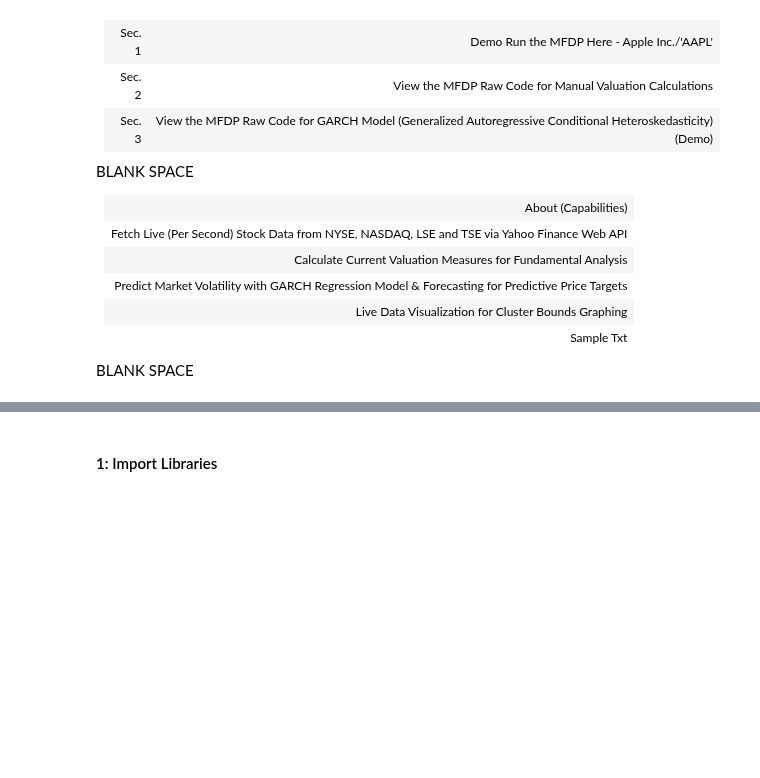
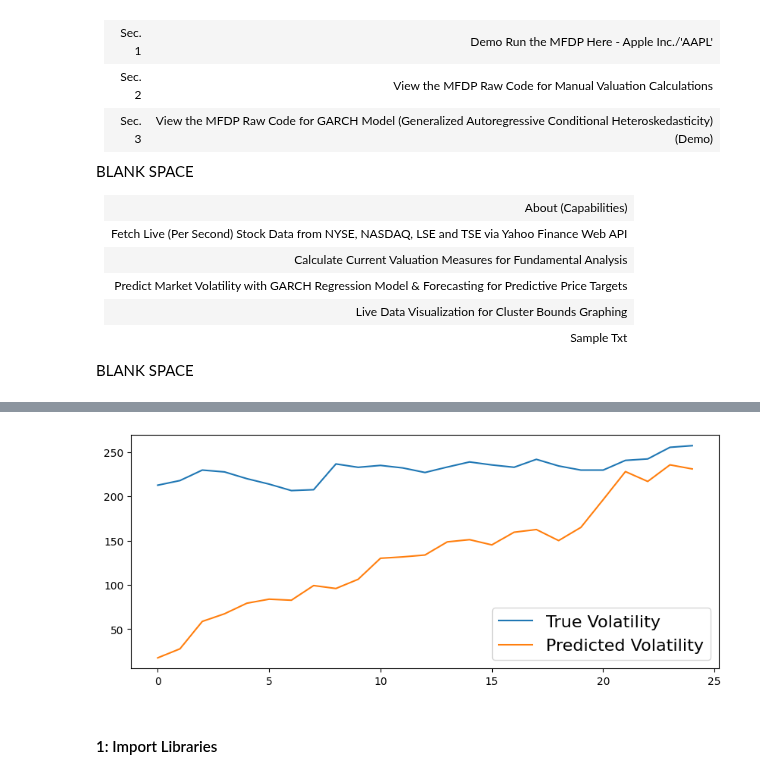
Before and after one commit to reidnclark/Multipurpose-Financial-Data-Processor-Feb-2024, a Jupyter notebook: finalmfdp.ipynb, the cells around one changed output, grey strips where cells are left out. Saved outputs shown, nothing was run; the diff lists cells and outputs as text; code cells hidden in the pictures; blank space fills up the shorter version.

```diff
--- a/finalmfdp.ipynb
+++ b/finalmfdp.ipynb
@@ -214,8 +105,32 @@ period_input = '6mo'
+# %%
+ticker_input = 'NVDA'
+period_input = '12mo'
 # %%
 # RAW CODE
 import ipywidgets as widgets
 from ipywidgets import interact, Button
 from IPython.display import display, HTML
+
+import requests
+from datetime import datetime, timedelta
+from decimal import Decimal
+import locale
+## Format values as $USD
+locale.setlocale(locale.LC_ALL, 'en_US.UTF-8')
+
+import math
+from arch import arch_model
+from statsmodels.graphics.tsaplots import plot_acf, plot_pacf
+import matplotlib.pyplot as plt
+
+import numpy as np
+import pandas as pd
+import pandas_datareader as web
+## Set no limit in number of rows / columns displayed for large datasets of stocks:
+pd.set_option('display.max_columns', None)
+pd.set_option('display.max_rows', None)
+
+import yfinance as yf
 
 def garch():
     # Part 2 - GARCH #
@@ -271,33 +186,12 @@ def garch():
     #true, = plt.plot(np_yf_cvals[:-test_size-i])
     #preds, = plt.plot(rolling_predictions)
 
-    #plt.figure(figsize=(10,4))
-    #true, = plt.plot((np_yf_cvals[:-test_size-i])[:len(rolling_predictions)])
-    #preds, = plt.plot(rolling_predictions)
-    #plt.legend(['True Volatility', 'Predicted Volatility'], fontsize=16)
+    plt.figure(figsize=(10,4))
+    true, = plt.plot((np_yf_cvals[:-test_size-i])[:len(rolling_predictions)])
+    preds, = plt.plot(rolling_predictions)
+    plt.legend(['True Volatility', 'Predicted Volatility'], fontsize=16)
 
 def start_function():
-
-    import requests
-    from datetime import datetime, timedelta
-    from decimal import Decimal
-    import locale
-    ## Format values as $USD
-    locale.setlocale(locale.LC_ALL, 'en_US.UTF-8')
-
-    import math
-    from arch import arch_model
-    from statsmodels.graphics.tsaplots import plot_acf, plot_pacf
-    import matplotlib.pyplot as plt
-
-    import numpy as np
-    import pandas as pd
-    import pandas_datareader as web
-    ## Set no limit in number of rows / columns displayed for large datasets of stocks:
-    pd.set_option('display.max_columns', None)
-    pd.set_option('display.max_rows', None)
-
-    import yfinance as yf
 
     ## Currency formatter function
     def currency_formatter(value):
@@ -324,9 +218,7 @@ def start_function():
                             print(f'Enterprise Value: {currency_formatter(ent_val)}')
 
                             ## Calculate equity value of ticker (convert from ent_val)
-                            equity_val = ent_val + bal_sheet['Cash Financial'] \
-                                            + bal_sheet['Available For Sale Securities'] \
-                                            - total_debt
+                            equity_val = mkt_cap + cash_and_ce - total_debt
 
                             ## Print Implied Share Price
                             implied_share_price = equity_val / no_of_shares
@@ -356,6 +248,7 @@ def start_function():
                 ## Find bal sheet, income statement & cashflow stmt for ticker
                 scraped_dates = (stock1.balance_sheet.iloc[0]).index
                 bal_sheet_date = (str(scraped_dates[0]))[:10]
+                print(bal_sheet_date)
                 bal_sheet = stock1.balance_sheet[bal_sheet_date]
                 inc_st = stock1.income_stmt[bal_sheet_date]
                 cashflow_st = stock1.cashflow[bal_sheet_date]
@@ -377,16 +270,26 @@ def start_function():
                 df_market_data = pd.DataFrame(market_data)
 
                 ## Calculate stock and market returns (pct change) for ticker
-                stock1_returns = stock1_cvals.pct_change().dropna()
-                print(stock1_return)
+                stock1_returns = (stock1_cvals.pct_change().dropna())
                 market_returns = df_market_data['Close'].pct_change().dropna()
+                equalized_num = len(stock1_returns)
+
+                if [len(stock1_returns) != len(market_returns)]:
+                    greater_num = max(len(stock1_returns), len(market_returns))
+                    lower_num = min(len(stock1_returns), len(market_returns))
+                    difference = greater_num - lower_num
+                    print(difference)
+                    equalized_num = greater_num-difference
+
+
+
 
                 ## Calculate covariance & variance of returns (ticker v market)
-                #covariance = np.cov(stock1_returns, market_returns)[0,1]
-                #variance_of_market = np.var(market_returns)
+                covariance = np.cov(equalized_num, equalized_num)[0,1]
+                variance_of_market = np.var(market_returns)
 
                 ## Calculate beta of ticker
-                #beta = covariance / variance_of_market
+                beta = covariance / variance_of_market
 
                 ## Designate Equity Risk Premium (erp) for USA (based on S&P), 2024 rate (4.6%)
                 erp = 0.046
@@ -398,7 +301,7 @@ def start_function():
 
                 ## The below is possibly needed in the future
                 ## Calculate Cost of Equity (Re)
-                #cost_of_equity = rf + beta * (rm - rf)
+                cost_of_equity = rf + beta * (rm - rf)
 
                 ## Find total assets, debt, and liabilities. calc future debt:
                 total_assets = bal_sheet['Total Assets']
@@ -446,7 +349,6 @@ def start_function():
         all()
     main()
 
-    garch()
 
     ## Restart program function
     #def restart():
@@ -462,7 +364,8 @@ button = widgets.Button(description='Run Demo - AAPL Apple Inc.')
 button.style.button_color = 'blue'
 button.style.text_color = 'white'
 button_container = widgets.HBox([button], layout=widgets.Layout(justify_content='center'))
+display(button_container)
 
 start_function()
-display(button_container)
+garch()
 # %% [output]
@@ -471,3 +413,4 @@ ValueError: all the input array dimensions except for the concatenation axis mus
+[figure, added]
 # %% [markdown]
 #### 1: Import Libraries
 # %%
```
Also changed, not shown: parts of 6 cells of this notebook.
